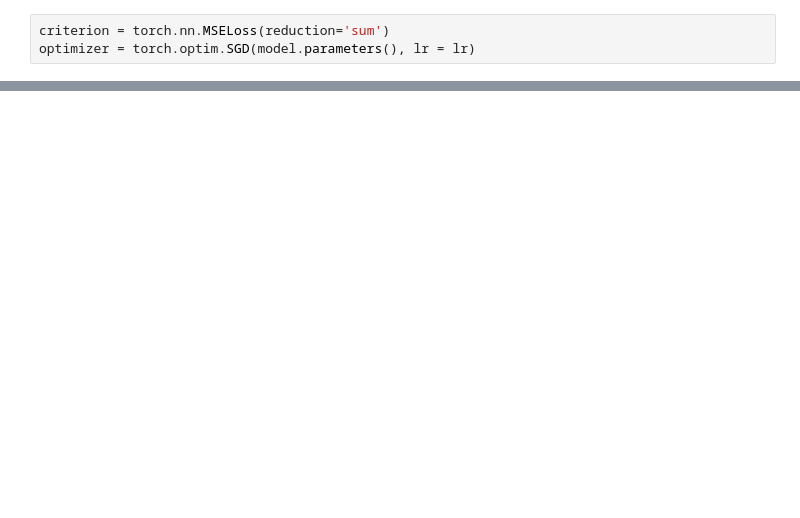
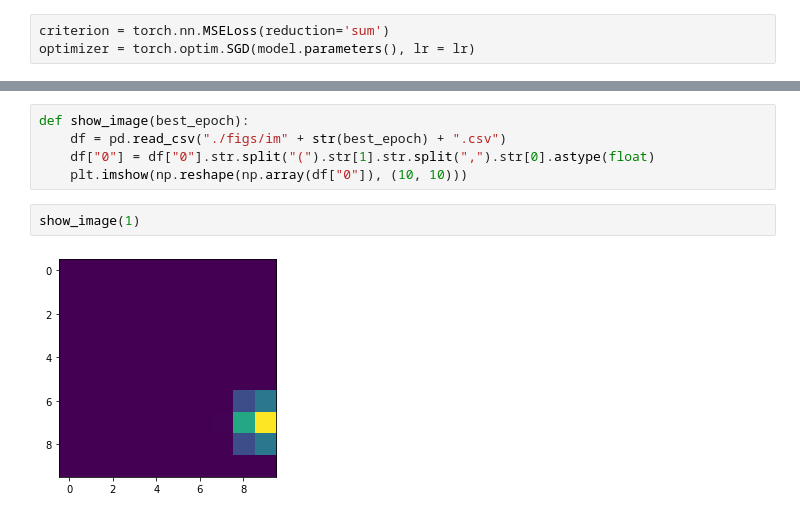
Before and after one commit to heatherbaier/social-sig, a Jupyter notebook: firstExample - WithGrad.ipynb, the cells around one changed output, grey strips where cells are left out. Cells and saved outputs as stored; diff of their text form; blank space fills up the shorter version.

```diff
--- a/firstExample - WithGrad.ipynb
+++ b/firstExample - WithGrad.ipynb
@@ -143,3 +278,12 @@ gradfn
 None
 Grad
 None
+# %%
+def show_image(best_epoch):
+    df = pd.read_csv("./figs/im" + str(best_epoch) + ".csv")
+    df["0"] = df["0"].str.split("(").str[1].str.split(",").str[0].astype(float)
+    plt.imshow(np.reshape(np.array(df["0"]), (10, 10)))
+# %%
+show_image(1)
+# %% [output]
+[figure, added]
```
Also changed, not shown: parts of 12 cells of this notebook.
